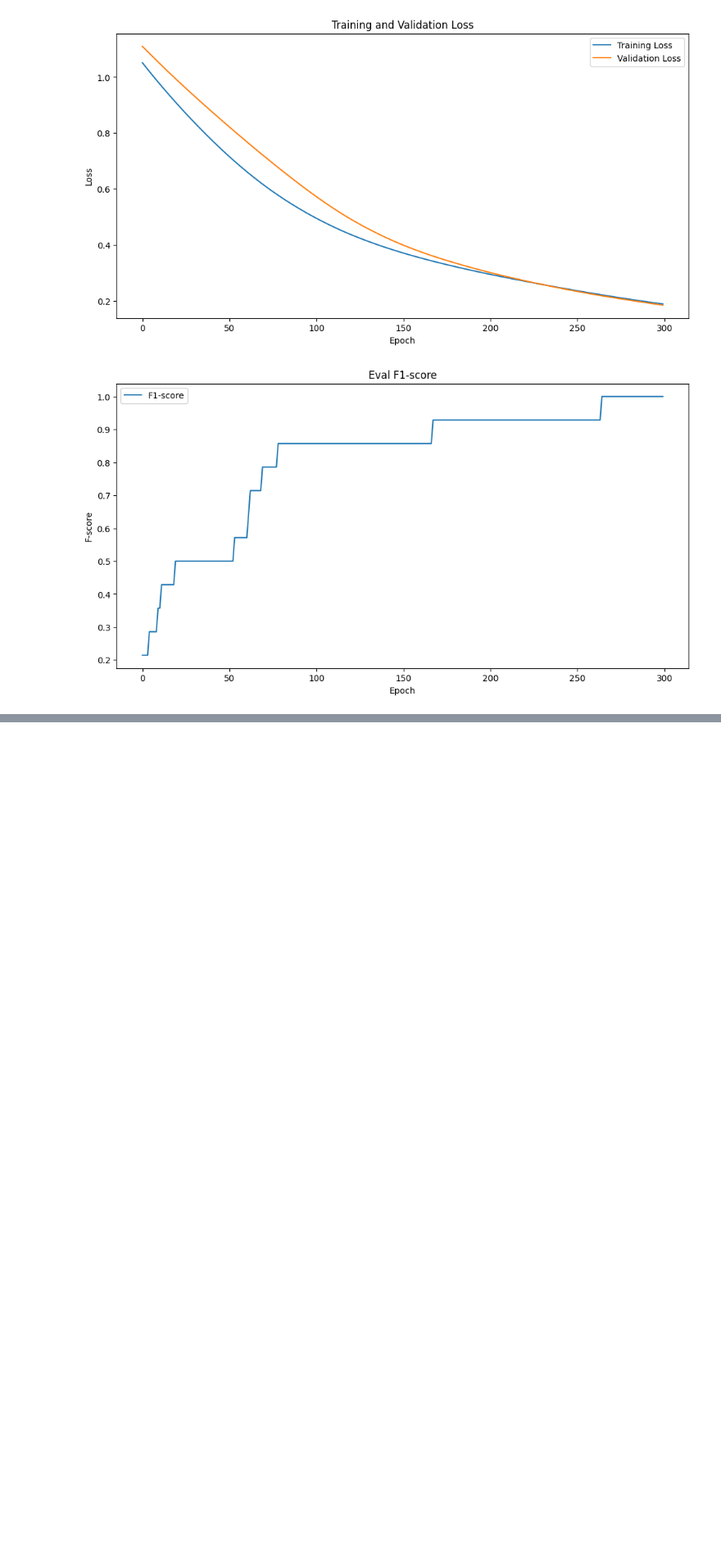
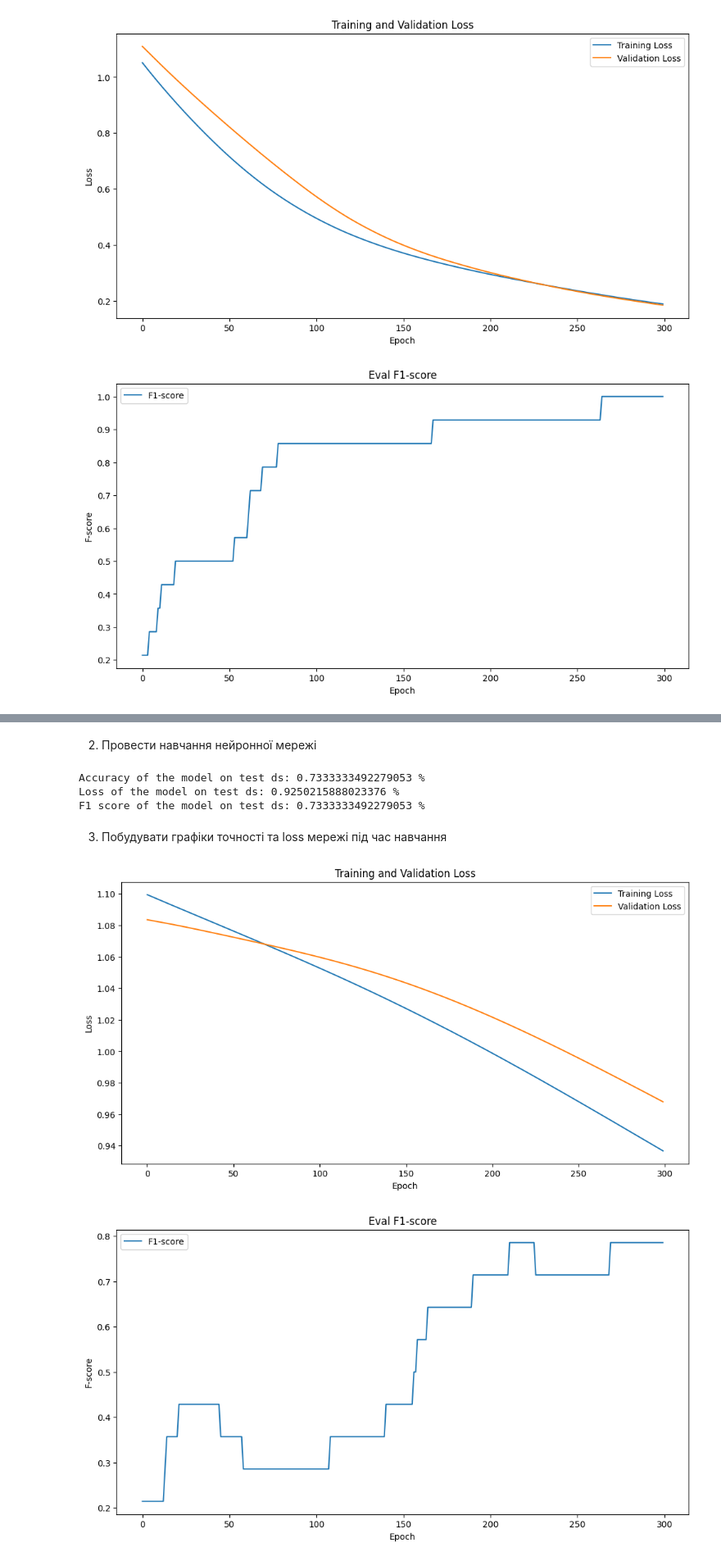
Before and after one commit to melalex/hybrid-neural-networks, a Jupyter notebook: notebooks/lab_1_1__hybrid_mlp_rbn.ipynb, the cells around one changed output, grey strips where cells are left out. Shown at 82% size. Saved outputs shown, nothing was run; the diff lists cells and outputs as text; code cells hidden in the pictures; blank space fills up the shorter version.

```diff
--- a/notebooks/lab_1_1__hybrid_mlp_rbn.ipynb
+++ b/notebooks/lab_1_1__hybrid_mlp_rbn.ipynb
@@ -146,0 +258,42 @@ plot_f1_score(train_feedback)
+# %%
+iris_rbn_linear_model = RbnModel(
+    activation="linear",
+    input_size=iris_num_features,
+    num_kernels=8,
+    output_size=iris_num_classes,
+).to(device)
+
+loss_fun = CrossEntropyLoss()
+optimizer = Adam(iris_rbn_linear_model.parameters(), lr=1e-3)
+
+trainer = Trainer(
+    num_epochs=300,
+    train_loader=iris_train_loader,
+    eval_loader=iris_valid_loader,
+    model=iris_rbn_linear_model,
+    loss_fun=loss_fun,
+    optimizer=optimizer,
+    device=device,
+)
+# %% [markdown]
+2. Провести навчання нейронної мережі
+# %%
+train_feedback = trainer.train(disable_epoch_progress=True)
+# %%
+metrics = trainer.evaluate_with(iris_test_loader)
+
+print("Accuracy of the model on test ds: %s %%" % metrics.accuracy)
+print("Loss of the model on test ds: %s %%" % metrics.loss)
+print("F1 score of the model on test ds: %s %%" % metrics.f1)
+# %% [output]
+Accuracy of the model on test ds: 0.7333333492279053 %
+Loss of the model on test ds: 0.9250215888023376 %
+F1 score of the model on test ds: 0.7333333492279053 %
+# %% [markdown]
+3. Побудувати графіки точності та loss мережі під час навчання
+# %%
+plot_loss_and_val_loss(train_feedback)
+plot_f1_score(train_feedback)
+# %% [output]
+[figure, added]
+[figure, added]
```
Also changed, not shown: parts of 64 cells of this notebook, 8 other files.
